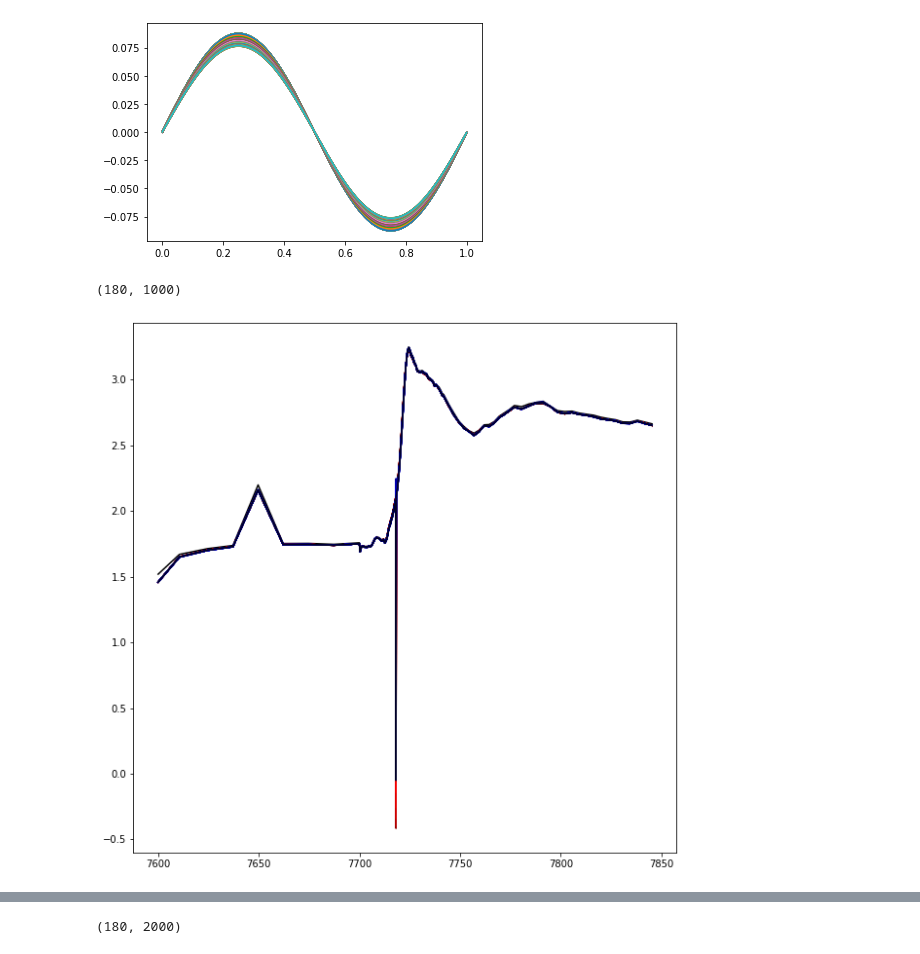
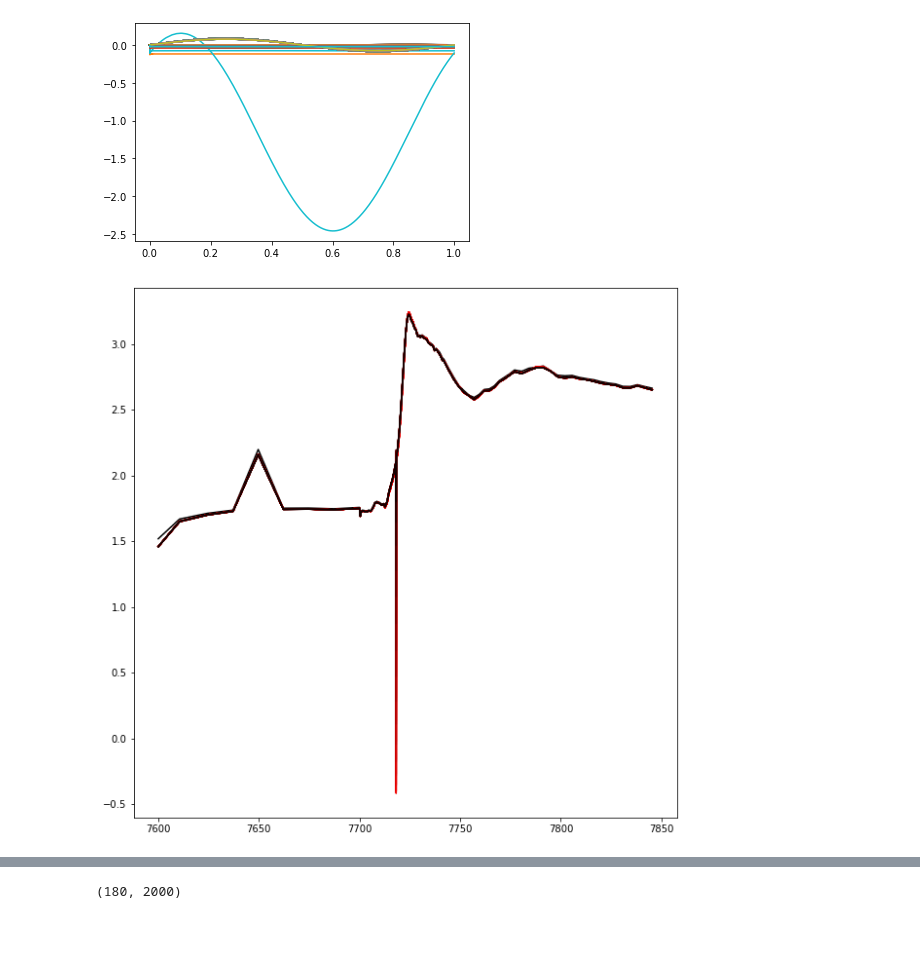
Before and after one commit to BGerwe/Xray-Project, a Jupyter notebook: fr_XAS/frXAS Paper Figures/Feb18 1 Hz XANES Figure.ipynb, the cells around one changed output, grey strips where cells are left out. Saved outputs shown, nothing was run; the diff lists cells and outputs as text; code cells hidden in the pictures.

```diff
--- a/fr_XAS/frXAS Paper Figures/Feb18 1 Hz XANES Figure.ipynb
+++ b/fr_XAS/frXAS Paper Figures/Feb18 1 Hz XANES Figure.ipynb
@@ -37,10 +26,10 @@ direc = r'C:\\Users\\shadd\\OneDrive\\Documents\\Python\\Xray-project\\fr_XAS\\F
 match_str = 'E*_EtaAlign_Ir.h5'
 match_str_eta = 'E*_EtaAlign_Eta.h5'
 all_files = glob.glob(os.path.join(direc,match_str))
-all_files.sort(key=sort_func)
+all_files.sort(key=lambda file:int(file.split('\\E')[-1].split('_E')[0]))
 
 all_files_eta = glob.glob(os.path.join(direc,match_str_eta))
-all_files_eta.sort(key=sort_func)
+all_files_eta.sort(key=lambda file:int(file.split('\\E')[-1].split('_E')[0]))
 # %%
 models_Ir, models_Eta = [], []
 for file, file_eta in zip(all_files, all_files_eta):
@@ -71,21 +82,18 @@ Ir_actual = np.array(Ir_actual)
 # %%
 _, ax = plt.subplots()
 maxes=[]
-for eta in Etas:
+for (eta, Ir) in zip(Etas[:,:], Irs[:,:]):
     maxes.append(np.max(eta.real))
     ax.plot(ti, eta.real)
+    ax.plot(ti, Ir.real)
 # %% [output]
-[figure, old version]
+[figure, new version]
-# %%
-Ir_actual.shape
-# %% [output]
-(180, 1000)
 # %%
 _, ax1 = plt.subplots( figsize=(10,10))
 
 for i in range(0, 40):
-    ax1.plot(energies, Ir_actual[:,i*25].real, color=colorfun(Etas[0,i*25].real,np.max(Etas[0,:].real)))
+    ax1.plot(energies, Ir_actual[:,i*50].real, color=dxas.colorfun(Etas[0,i*25].real,np.max(np.abs(Etas[0,:].real))))
 # ax1.set_xlim(7718, 7721)
 # ax1.set_ylim(2.3,2.48)
 # %% [output]
-[figure, old version]
+[figure, new version]
```
Also changed, not shown: parts of 21 cells of this notebook, 3 other files.
